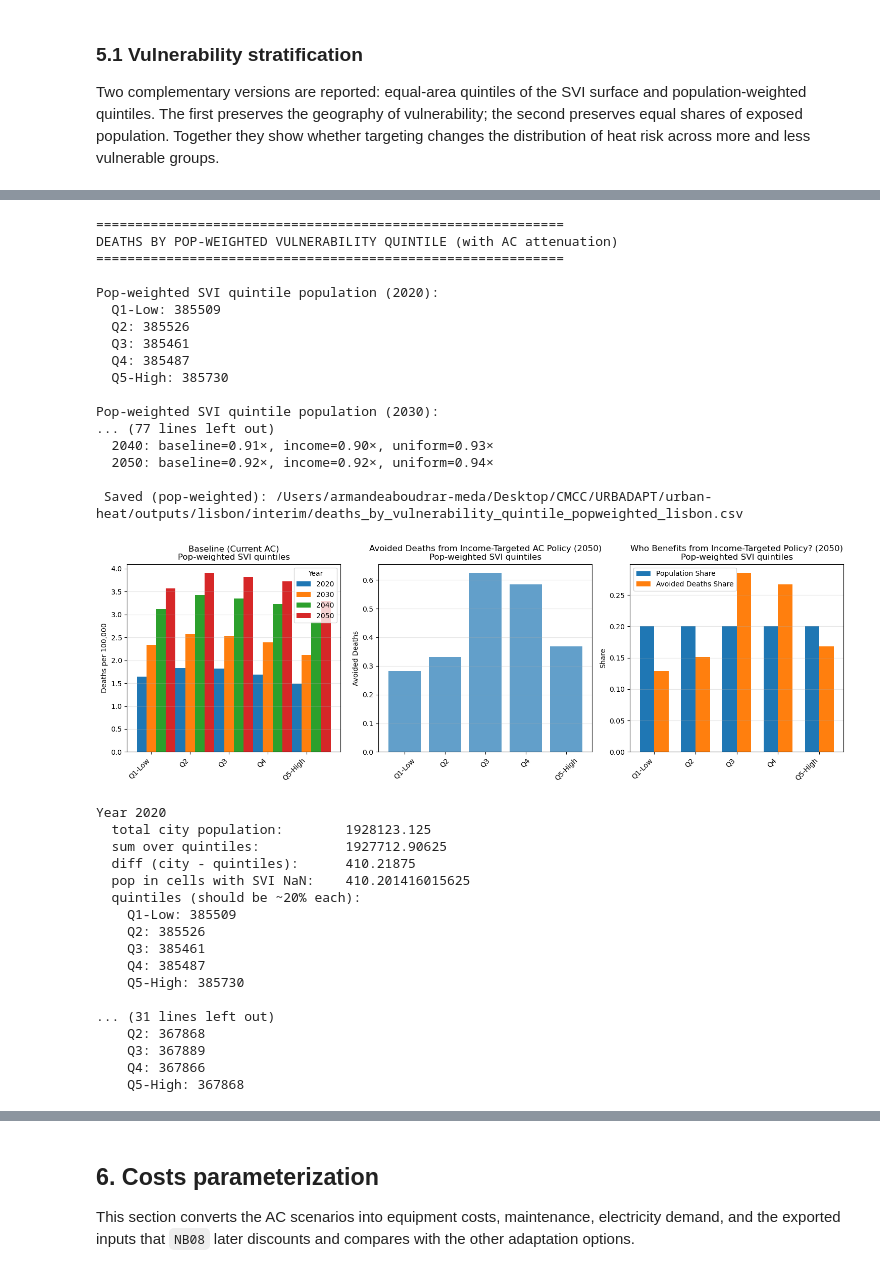
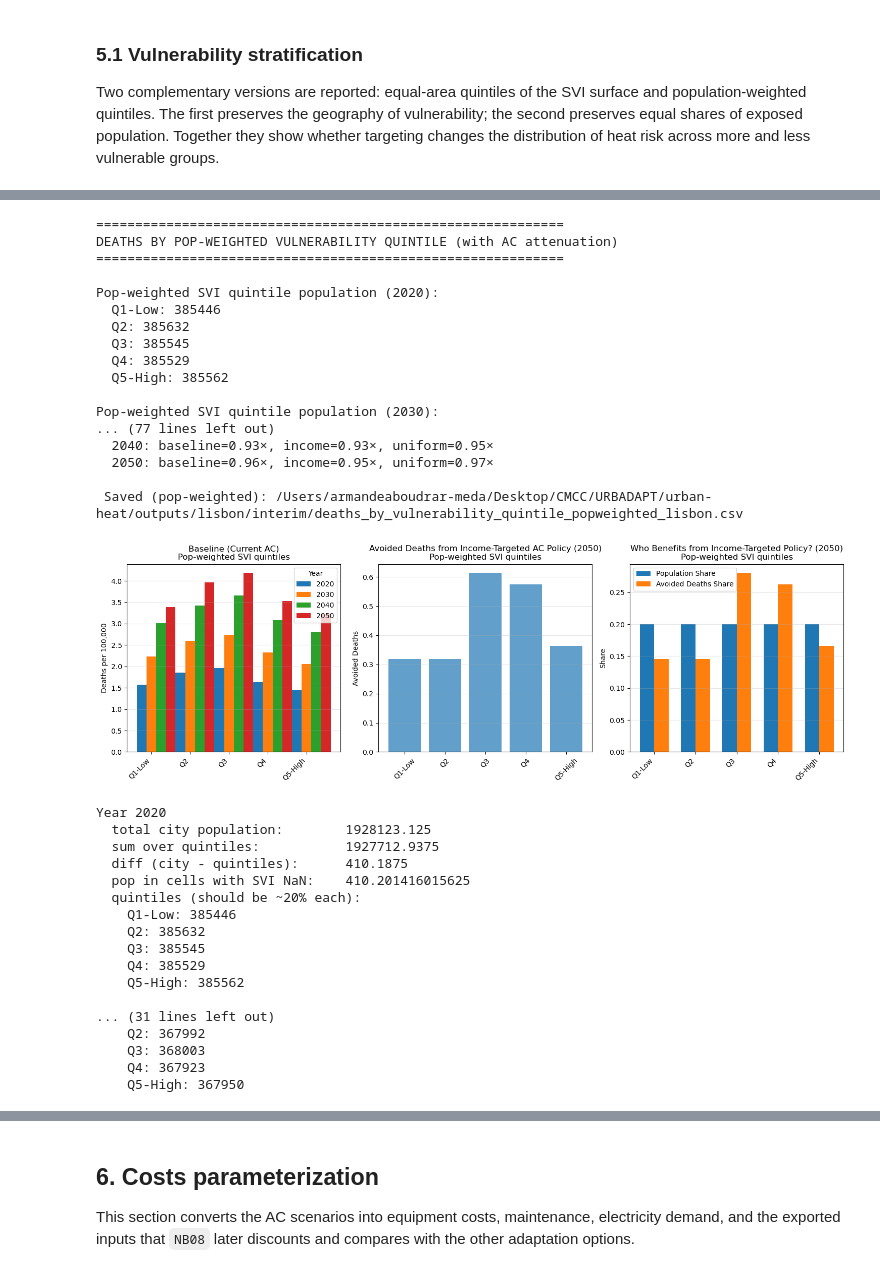
Before and after one commit to URBADAPT/URBADAPT-HEAT, a Jupyter notebook: urban-heat/notebooks/city_agnostic/March2026/Lisbon/05_AC_0126_Lisbon.ipynb, the cells around one changed output, grey strips where cells are left out. Saved outputs shown, nothing was run; the diff lists cells and outputs as text; code cells hidden in the pictures.

Commit message:
Lisbon - updated
Missing: NB 9 rerun (doing it) + NB10 summary notebook (creating it now)

```diff
--- a/urban-heat/notebooks/city_agnostic/March2026/Lisbon/05_AC_0126_Lisbon.ipynb
+++ b/urban-heat/notebooks/city_agnostic/March2026/Lisbon/05_AC_0126_Lisbon.ipynb
@@ -32,7 +30,7 @@ from cityheat.nbsetup import bootstrap
 from cityheat.paths import make_P, ensure_out
 
 # Resolve the city slug from notebook globals or environment.
-SLUG = globals().get("SLUG", os.environ.get("CITY", "rome")).lower()
+SLUG = globals().get("SLUG", os.environ.get("CITY", "lisbon")).lower()
 
 C    = bootstrap(SLUG)      # reads configs/<slug>.yml and syncs that city only if wanted
 CFG  = C["CFG"]; CITY = C["CITY"]
@@ -4461,7 +4366,7 @@ if HAS_VULN:
     bins = [0.0, 0.2, 0.4, 0.6, 0.8, 1.0]
     quintile_labels_pop = {i + 1: lbl for i, lbl in enumerate(label_order)}
 
-    def build_pop_weighted_quintile_grid(pop_grid):
+    def build_pop_weighted_quintile_grid(svi_grid, pop_grid):
         """
         Build *population-weighted* SVI quintile grid for a given year's population.
         - sort locations by SVI,
@@ -4521,7 +4426,7 @@ if HAS_VULN:
         return quintile_grid_pop_int
 
     def deaths_year_by_pop_quintile(year, coverage_grid, quintile_grid_pop_int,
-                                    eff_by_bucket, eff_base=None, pop_grid=None):
+                                    eff_by_bucket, eff_base=None, pop_grid=None, svi_grid=None):
         """
         Compute annual deaths per *population-weighted* SVI quintile for a given year.
 
@@ -4530,6 +4435,8 @@ if HAS_VULN:
         """
         if pop_grid is None:
             pop_grid = pop_on_ref  # fallback, keeps backward compatibility
+        if svi_grid is None:
+            svi_grid = load_svi_grid_for_year(year)
 
         dates = pd.to_datetime(H.date)
         mask_year = (dates.year == year)
@@ -4583,9 +4490,10 @@ if HAS_VULN:
         # year-specific demography
         age_on_ref = AGE_GRID.get(year, age_on_ref_base)
         pop_on_ref = POP_GRID.get(year, pop_on_ref_base)
+        svi_grid_year = load_svi_grid_for_year(year)
 
         # build pop-weighted SVI quintiles *for this year's population*
-        quintile_grid_pop_int = build_pop_weighted_quintile_grid(pop_on_ref)
+        quintile_grid_pop_int = build_pop_weighted_quintile_grid(svi_grid_year, pop_on_ref)
 
         # coverage slices for this year
         k = year_to_index[year]
@@ -4605,13 +4513,13 @@ if HAS_VULN:
 
         # deaths under each AC scenario (using year-specific quintile grid)
         deaths_base_pop,    _ = deaths_year_by_pop_quintile(
-            year, cov_base,    quintile_grid_pop_int, EFF_BUCKETS, EFF_UNIFORM, pop_grid=pop_on_ref
+            year, cov_base,    quintile_grid_pop_int, EFF_BUCKETS, EFF_UNIFORM, pop_grid=pop_on_ref, svi_grid=svi_grid_year
         )
         deaths_income_pop,  _ = deaths_year_by_pop_quintile(
-            year, cov_income,  quintile_grid_pop_int, EFF_BUCKETS, EFF_UNIFORM, pop_grid=pop_on_ref
+            year, cov_income,  quintile_grid_pop_int, EFF_BUCKETS, EFF_UNIFORM, pop_grid=pop_on_ref, svi_grid=svi_grid_year
         )
         deaths_uniform_pop, _ = deaths_year_by_pop_quintile(
-            year, cov_uniform, quintile_grid_pop_int, EFF_BUCKETS, EFF_UNIFORM, pop_grid=pop_on_ref
+            year, cov_uniform, quintile_grid_pop_int, EFF_BUCKETS, EFF_UNIFORM, pop_grid=pop_on_ref, svi_grid=svi_grid_year
         )
 
         # assemble rows
@@ -4726,45 +4634,46 @@ if HAS_VULN:
     avoided_share_pw = avoided_2050_pw_income.values / avoided_2050_pw_income.values.sum()
 
     x2 = np.arange(5)
     width2 = 0.35
     axes[2].bar(x2 - width2/2, pop_share_pw, width2, label="Population Share")
     axes[2].bar(x2 + width2/2, avoided_share_pw, width2, label="Avoided Deaths Share")
     axes[2].set_xticks(x2)
     axes[2].set_xticklabels(quintiles_pw, rotation=45, ha='right')
     axes[2].set_ylabel("Share")
     axes[2].set_title("Who Benefits from Income-Targeted Policy? (2050)\nPop-weighted SVI quintiles")
     axes[2].legend()
     axes[2].grid(axis='y', alpha=0.3)
 
     plt.tight_layout()
     plt.savefig(OUT / f"vulnerability_stratified_AC_popweighted_{SLUG}.png", dpi=150)
     plt.show()
 
 else:
     print("No vulnerability layer found (HAS_VULN=False) – skipping pop-weighted analysis.")
 # %% [output]
 ============================================================
 DEATHS BY POP-WEIGHTED VULNERABILITY QUINTILE (with AC attenuation)
 ============================================================
 
 Pop-weighted SVI quintile population (2020):
-  Q1-Low: 385509
-  Q2: 385526
-  Q3: 385461
-  Q4: 385487
-  Q5-High: 385730
+  Q1-Low: 385446
+  Q2: 385632
+  Q3: 385545
+  Q4: 385529
+  Q5-High: 385562
 
 Pop-weighted SVI quintile population (2030):
 ... (77 lines left out)
-  2040: baseline=0.91×, income=0.90×, uniform=0.93×
-  2050: baseline=0.92×, income=0.92×, uniform=0.94×
+  2040: baseline=0.93×, income=0.93×, uniform=0.95×
+  2050: baseline=0.96×, income=0.95×, uniform=0.97×
 
  Saved (pop-weighted): /Users/armandeaboudrar-meda/Desktop/CMCC/URBADAPT/urban-heat/outputs/lisbon/interim/deaths_by_vulnerability_quintile_popweighted_lisbon.csv
-[figure, old version]
+[figure, new version]
 # %%
 for year in [2020, 2030, 2040, 2050]:
     pop_on_ref = POP_GRID.get(year, pop_on_ref_base)
-    q_int = build_pop_weighted_quintile_grid(pop_on_ref)
+    svi_grid_year = load_svi_grid_for_year(year)
+    q_int = build_pop_weighted_quintile_grid(svi_grid_year, pop_on_ref)
 
     # total pop in city
     total_city_pop = float(np.nansum(pop_on_ref[CITY_MASK]))
@@ -4778,7 +4687,7 @@ for year in [2020, 2030, 2040, 2050]:
     total_quintile_pop = sum(pop_by_q.values())
 
     # pop lost due to missing SVI
-    missing_svi_pop = float(np.nansum(pop_on_ref[CITY_MASK & ~np.isfinite(svi_grid)]))
+    missing_svi_pop = float(np.nansum(pop_on_ref[CITY_MASK & ~np.isfinite(svi_grid_year)]))
 
     print(f"\nYear {year}")
     print("  total city population:       ", total_city_pop)
@@ -4791,21 +4700,21 @@ for year in [2020, 2030, 2040, 2050]:
 # %% [output]
 Year 2020
   total city population:        1928123.125
-  sum over quintiles:           1927712.90625
-  diff (city - quintiles):      410.21875
+  sum over quintiles:           1927712.9375
+  diff (city - quintiles):      410.1875
   pop in cells with SVI NaN:    410.201416015625
   quintiles (should be ~20% each):
-    Q1-Low: 385509
-    Q2: 385526
-    Q3: 385461
-    Q4: 385487
-    Q5-High: 385730
+    Q1-Low: 385446
+    Q2: 385632
+    Q3: 385545
+    Q4: 385529
+    Q5-High: 385562
 
 ... (31 lines left out)
-    Q2: 367868
-    Q3: 367889
-    Q4: 367866
-    Q5-High: 367868
+    Q2: 367992
+    Q3: 368003
+    Q4: 367923
+    Q5-High: 367950
 # %%
 # Trade-off plot: Who wins/loses from income-targeting?
 fig, ax = plt.subplots(figsize=(10, 6))
```
Also changed, not shown: parts of 7 cells of this notebook, 7 other files.
